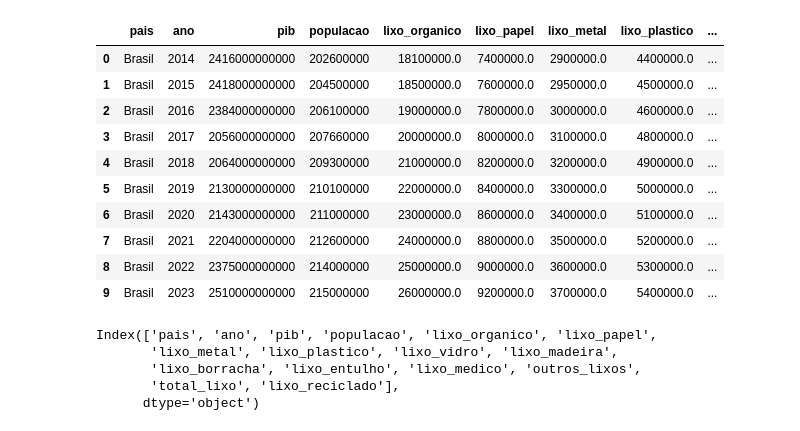
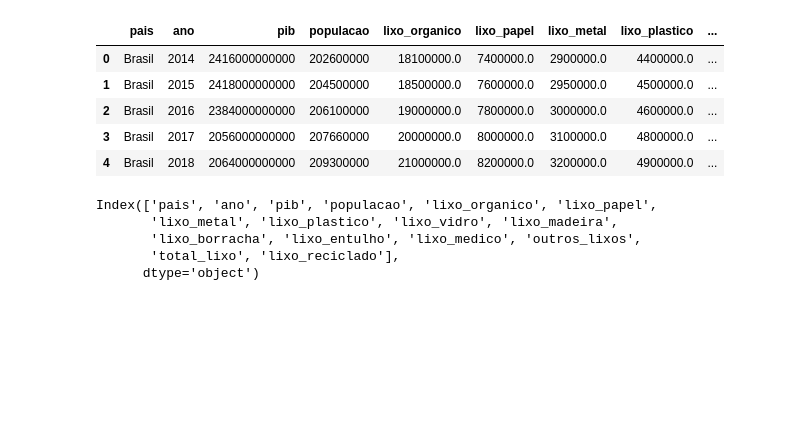
Before and after one commit to rafaelflorentinobarbosa/InteligenciaArtificial, a Jupyter notebook: Projeto_final/collab.ipynb, the cells around one changed output. Saved outputs shown, nothing was run; the diff lists cells and outputs as text; code cells hidden in the pictures; blank space fills up the shorter version.

```diff
--- a/Projeto_final/collab.ipynb
+++ b/Projeto_final/collab.ipynb
@@ -11,20 +29,15 @@ import pandas as pd
 # %%
-# df = pd.read_csv("https://raw.githubusercontent.com/rafaelflorentinobarbosa/InteligenciaArtificial/refs/heads/main/Projeto_final/dataset_lixo.csv")
-df = pd.read_csv('datasets/dataset_lixo.csv')
+# df = pd.read_csv('datasets/dataset_final.csv')
+df = pd.read_csv("https://raw.githubusercontent.com/rafaelflorentino/Python/refs/heads/main/IA/datasets/dataset_final.csv")
 # %%
-df.head(10)
+df.head()
 # %% [output]
 |  | pais | ano | pib | populacao | lixo_organico | lixo_papel | lixo_metal | lixo_plastico | ... |
 | 0 | Brasil | 2014 | 2416000000000 | 202600000 | 18100000.0 | 7400000.0 | 2900000.0 | 4400000.0 | ... |
 | 1 | Brasil | 2015 | 2418000000000 | 204500000 | 18500000.0 | 7600000.0 | 2950000.0 | 4500000.0 | ... |
 | 2 | Brasil | 2016 | 2384000000000 | 206100000 | 19000000.0 | 7800000.0 | 3000000.0 | 4600000.0 | ... |
 | 3 | Brasil | 2017 | 2056000000000 | 207660000 | 20000000.0 | 8000000.0 | 3100000.0 | 4800000.0 | ... |
 | 4 | Brasil | 2018 | 2064000000000 | 209300000 | 21000000.0 | 8200000.0 | 3200000.0 | 4900000.0 | ... |
-| 5 | Brasil | 2019 | 2130000000000 | 210100000 | 22000000.0 | 8400000.0 | 3300000.0 | 5000000.0 | ... |
-| 6 | Brasil | 2020 | 2143000000000 | 211000000 | 23000000.0 | 8600000.0 | 3400000.0 | 5100000.0 | ... |
-| 7 | Brasil | 2021 | 2204000000000 | 212600000 | 24000000.0 | 8800000.0 | 3500000.0 | 5200000.0 | ... |
-| 8 | Brasil | 2022 | 2375000000000 | 214000000 | 25000000.0 | 9000000.0 | 3600000.0 | 5300000.0 | ... |
-| 9 | Brasil | 2023 | 2510000000000 | 215000000 | 26000000.0 | 9200000.0 | 3700000.0 | 5400000.0 | ... |
 # %%
 df.columns
 # %% [output]
```
Also changed, not shown: parts of 68 cells of this notebook, 2 other files.
